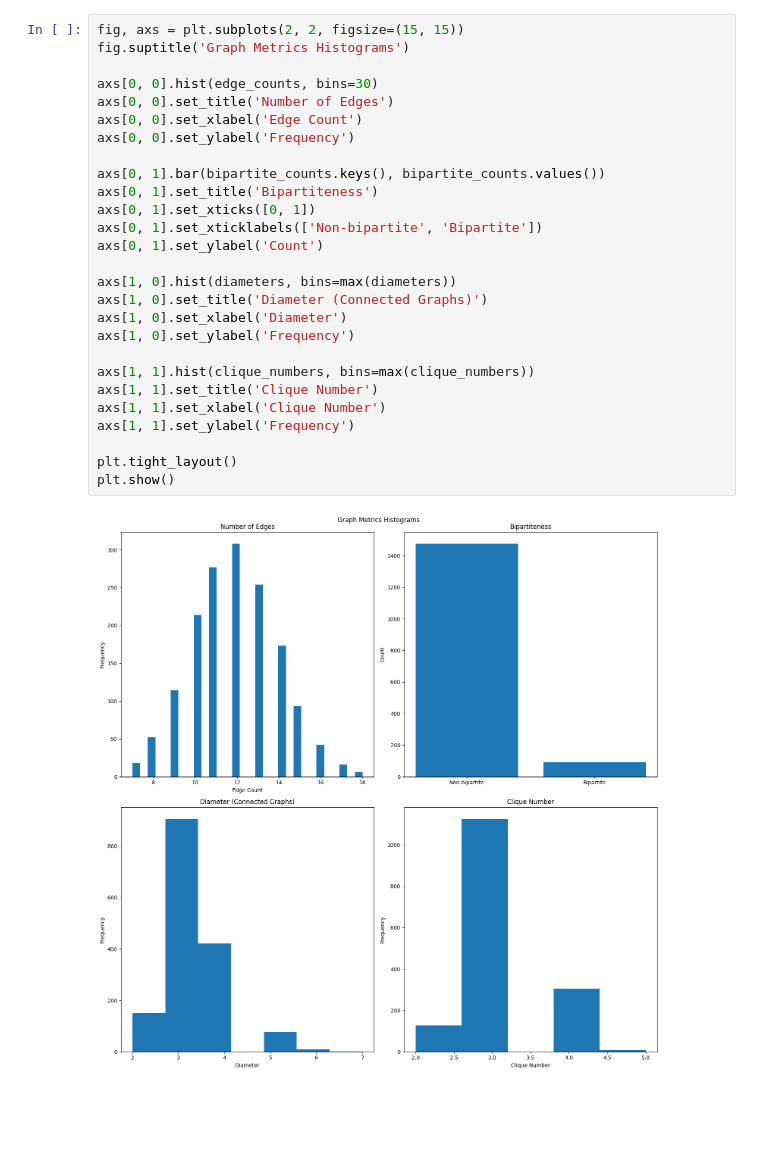
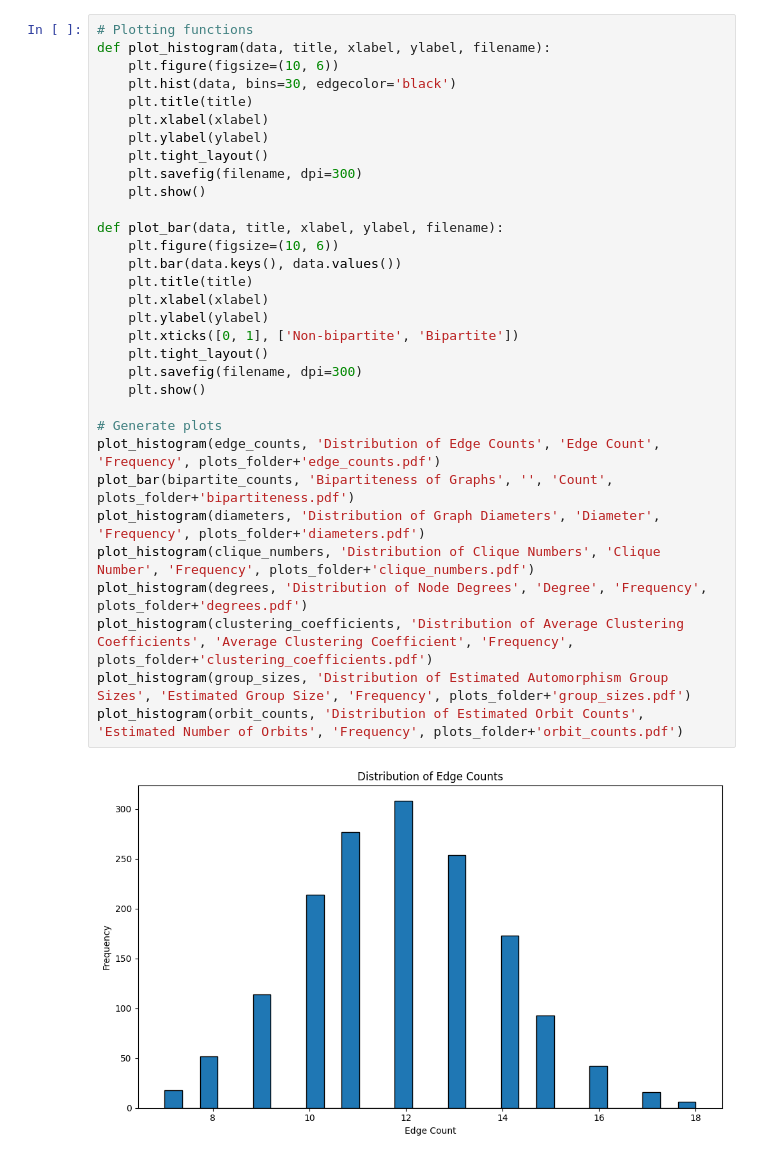
Before and after one commit to Mostafa-Atallah2020/ctqw-matching-decomp, a Jupyter notebook: examples/winning graphs properties.ipynb, the cells around one changed output. Cells and saved outputs as stored; diff of their text form; blank space fills up the shorter version.

Commit message:
Complete plot generation for winning graph properties

```diff
--- a/examples/winning graphs properties.ipynb
+++ b/examples/winning graphs properties.ipynb
@@ -37,32 +113,37 @@ with open('../data/graphs/negative_graphs.g6', 'r') as file:
 
         except nx.NetworkXError as e:
             print(f"Error processing graph: {e}")
-# %%
-fig, axs = plt.subplots(2, 2, figsize=(15, 15))
-fig.suptitle('Graph Metrics Histograms')
-
-axs[0, 0].hist(edge_counts, bins=30)
-axs[0, 0].set_title('Number of Edges')
-axs[0, 0].set_xlabel('Edge Count')
-axs[0, 0].set_ylabel('Frequency')
-
-axs[0, 1].bar(bipartite_counts.keys(), bipartite_counts.values())
-axs[0, 1].set_title('Bipartiteness')
-axs[0, 1].set_xticks([0, 1])
-axs[0, 1].set_xticklabels(['Non-bipartite', 'Bipartite'])
-axs[0, 1].set_ylabel('Count')
-
-axs[1, 0].hist(diameters, bins=max(diameters))
-axs[1, 0].set_title('Diameter (Connected Graphs)')
-axs[1, 0].set_xlabel('Diameter')
-axs[1, 0].set_ylabel('Frequency')
-
-axs[1, 1].hist(clique_numbers, bins=max(clique_numbers))
-axs[1, 1].set_title('Clique Number')
-axs[1, 1].set_xlabel('Clique Number')
-axs[1, 1].set_ylabel('Frequency')
-
-plt.tight_layout()
-plt.show()
-# %% [output]
-[figure, removed]
+# %%
+# Plotting functions
+def plot_histogram(data, title, xlabel, ylabel, filename):
+    plt.figure(figsize=(10, 6))
+    plt.hist(data, bins=30, edgecolor='black')
+    plt.title(title)
+    plt.xlabel(xlabel)
+    plt.ylabel(ylabel)
+    plt.tight_layout()
+    plt.savefig(filename, dpi=300)
+    plt.show()
+
+def plot_bar(data, title, xlabel, ylabel, filename):
+    plt.figure(figsize=(10, 6))
+    plt.bar(data.keys(), data.values())
+    plt.title(title)
+    plt.xlabel(xlabel)
+    plt.ylabel(ylabel)
+    plt.xticks([0, 1], ['Non-bipartite', 'Bipartite'])
+    plt.tight_layout()
+    plt.savefig(filename, dpi=300)
+    plt.show()
+
+# Generate plots
+plot_histogram(edge_counts, 'Distribution of Edge Counts', 'Edge Count', 'Frequency', plots_folder+'edge_counts.pdf')
+plot_bar(bipartite_counts, 'Bipartiteness of Graphs', '', 'Count', plots_folder+'bipartiteness.pdf')
+plot_histogram(diameters, 'Distribution of Graph Diameters', 'Diameter', 'Frequency', plots_folder+'diameters.pdf')
+plot_histogram(clique_numbers, 'Distribution of Clique Numbers', 'Clique Number', 'Frequency', plots_folder+'clique_numbers.pdf')
+plot_histogram(degrees, 'Distribution of Node Degrees', 'Degree', 'Frequency', plots_folder+'degrees.pdf')
+plot_histogram(clustering_coefficients, 'Distribution of Average Clustering Coefficients', 'Average Clustering Coefficient', 'Frequency', plots_folder+'clustering_coefficients.pdf')
+plot_histogram(group_sizes, 'Distribution of Estimated Automorphism Group Sizes', 'Estimated Group Size', 'Frequency', plots_folder+'group_sizes.pdf')
+plot_histogram(orbit_counts, 'Distribution of Estimated Orbit Counts', 'Estimated Number of Orbits', 'Frequency', plots_folder+'orbit_counts.pdf')
+# %% [output]
+[figure, added]
```
Also changed, not shown: parts of 6 cells of this notebook, 11 other files.
